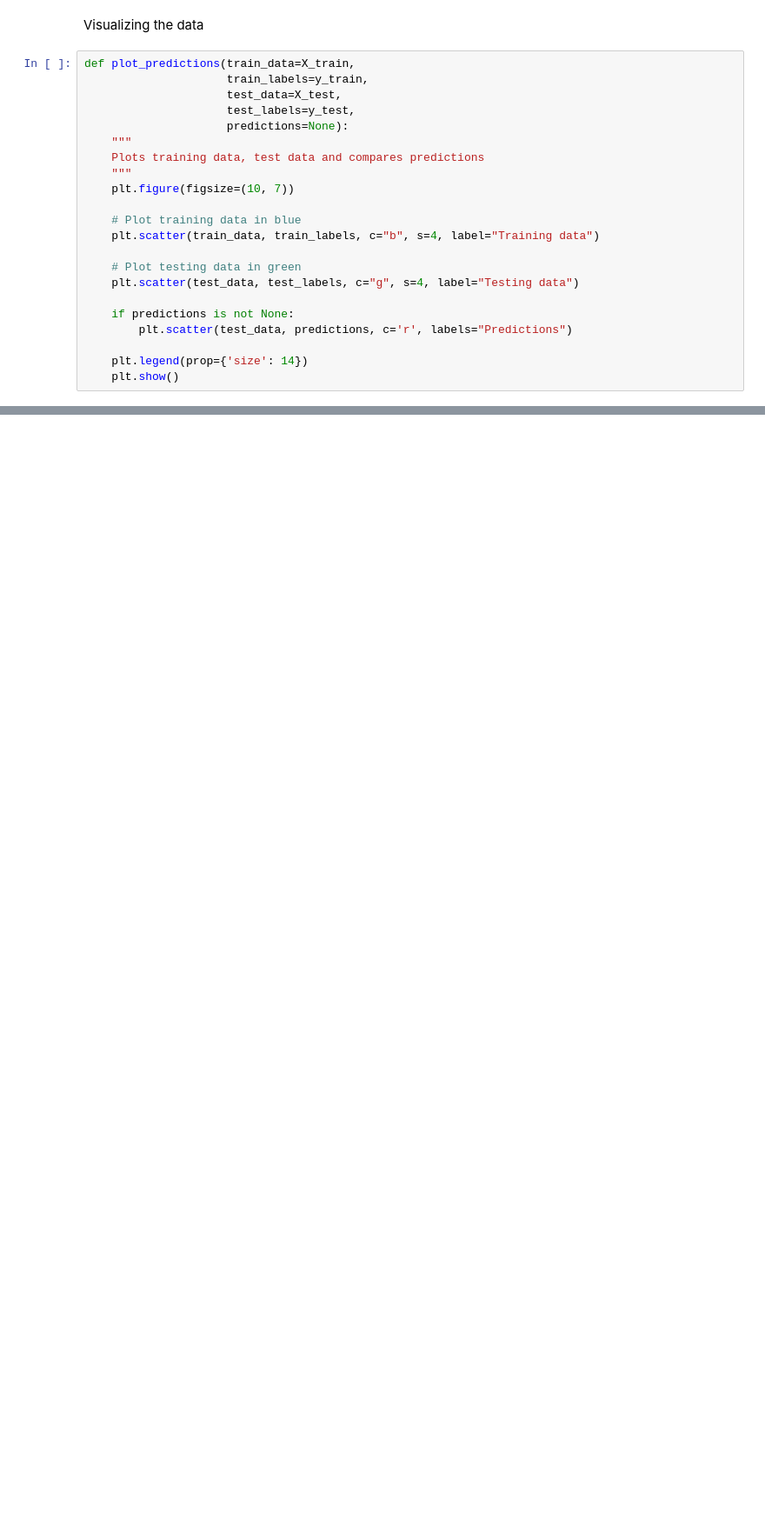
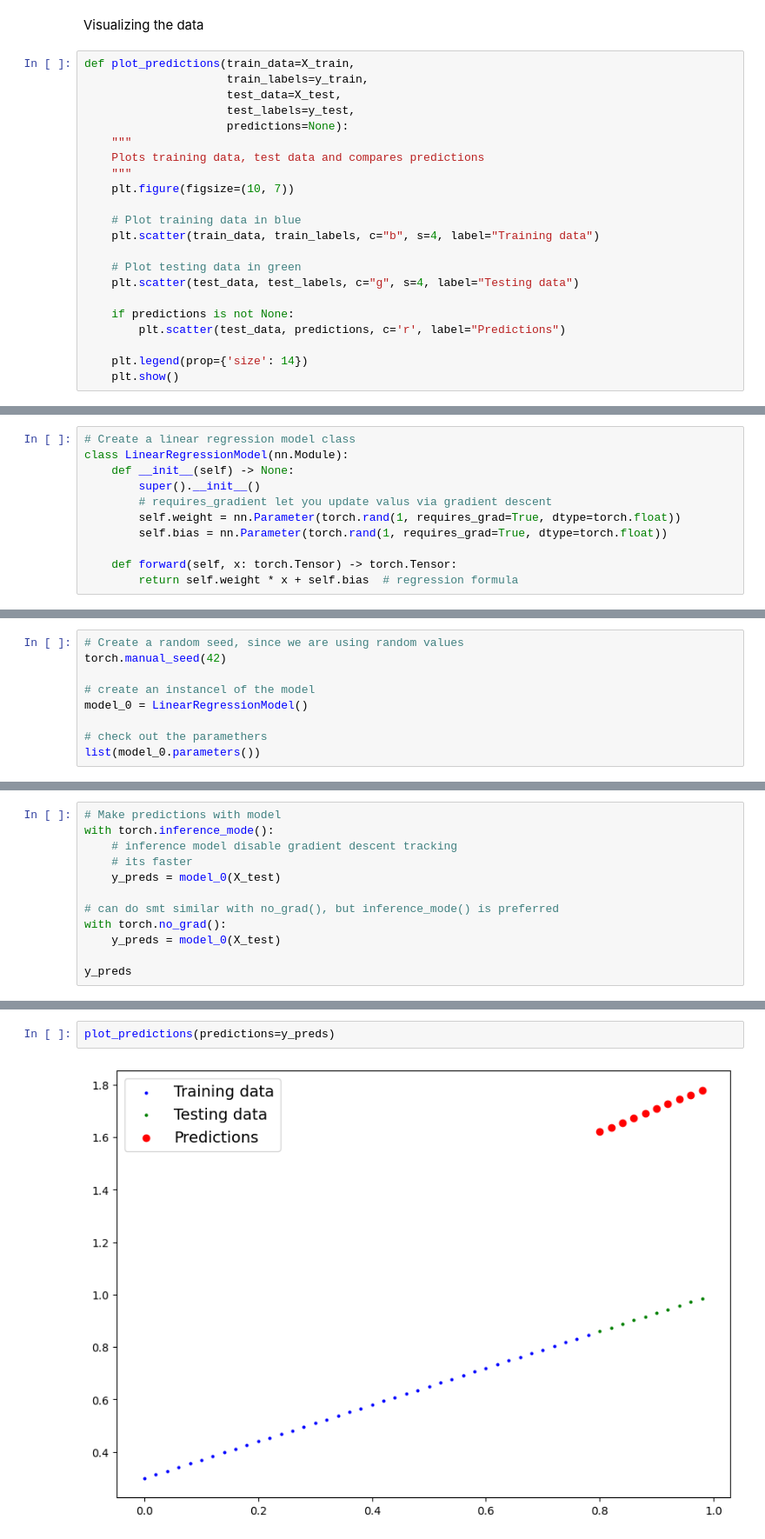
Before and after one commit to Paola2233/PyTorch-Fundamentals, a Jupyter notebook: notebooks/01_pytorch_workflow.ipynb, the cells around one changed output, grey strips where cells are left out. Shown at 87% size. Saved outputs shown, nothing was run; the diff lists cells and outputs as text; blank space fills up the shorter version.

```diff
--- a/notebooks/01_pytorch_workflow.ipynb
+++ b/notebooks/01_pytorch_workflow.ipynb
@@ -76,7 +94,7 @@ def plot_predictions(train_data=X_train,
     plt.scatter(test_data, test_labels, c="g", s=4, label="Testing data")
 
     if predictions is not None:
-        plt.scatter(test_data, predictions, c='r', labels="Predictions")
+        plt.scatter(test_data, predictions, c='r', label="Predictions")
 
     plt.legend(prop={'size': 14})
     plt.show()
@@ -84,0 +107,11 @@ plot_predictions()
+# %%
+# Create a linear regression model class
+class LinearRegressionModel(nn.Module):
+    def __init__(self) -> None:
+        super().__init__()
+        # requires_gradient let you update valus via gradient descent
+        self.weight = nn.Parameter(torch.rand(1, requires_grad=True, dtype=torch.float))
+        self.bias = nn.Parameter(torch.rand(1, requires_grad=True, dtype=torch.float))
+
+    def forward(self, x: torch.Tensor) -> torch.Tensor:
+        return self.weight * x + self.bias  # regression formula
@@ -84,0 +129,9 @@ plot_predictions()
+# %%
+# Create a random seed, since we are using random values
+torch.manual_seed(42)
+
+# create an instancel of the model
+model_0 = LinearRegressionModel()
+
+# check out the paramethers
+list(model_0.parameters())
@@ -84,0 +158,12 @@ plot_predictions()
+# %%
+# Make predictions with model
+with torch.inference_mode():
+    # inference model disable gradient descent tracking
+    # its faster
+    y_preds = model_0(X_test)
+
+# can do smt similar with no_grad(), but inference_mode() is preferred
+with torch.no_grad():
+    y_preds = model_0(X_test)
+
+y_preds
@@ -84,0 +181,4 @@ plot_predictions()
+# %%
+plot_predictions(predictions=y_preds)
+# %% [output]
+[figure, added]
```
Also changed, not shown: parts of 26 cells of this notebook.
